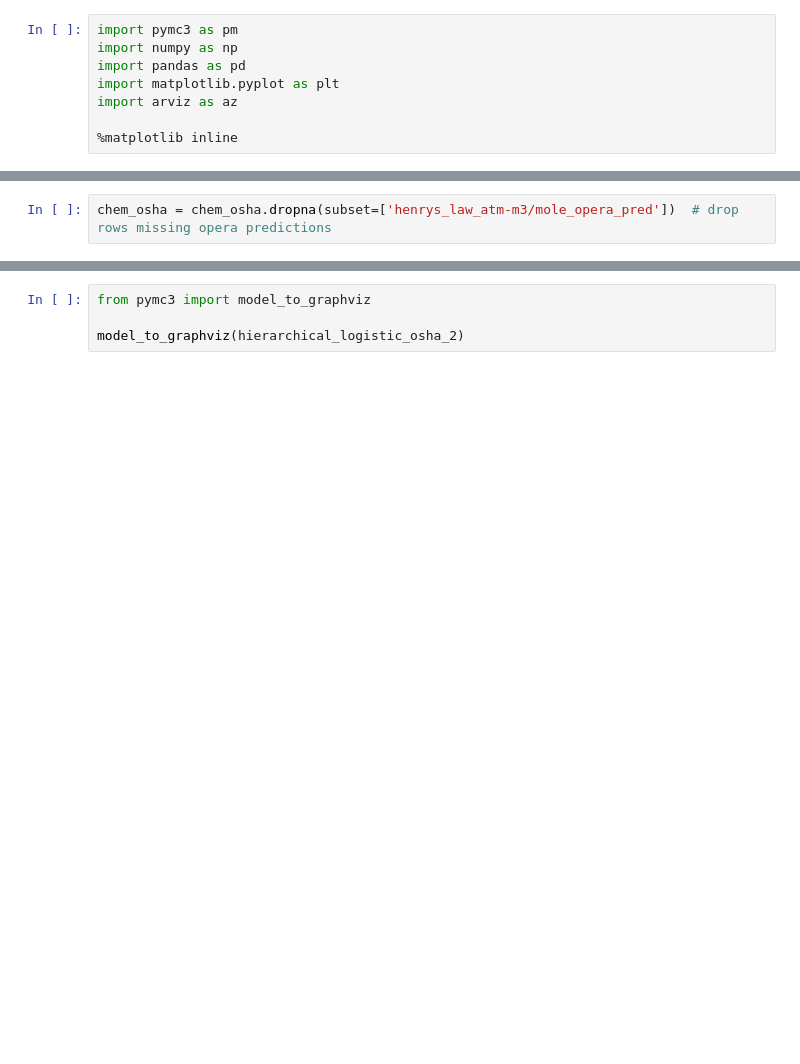
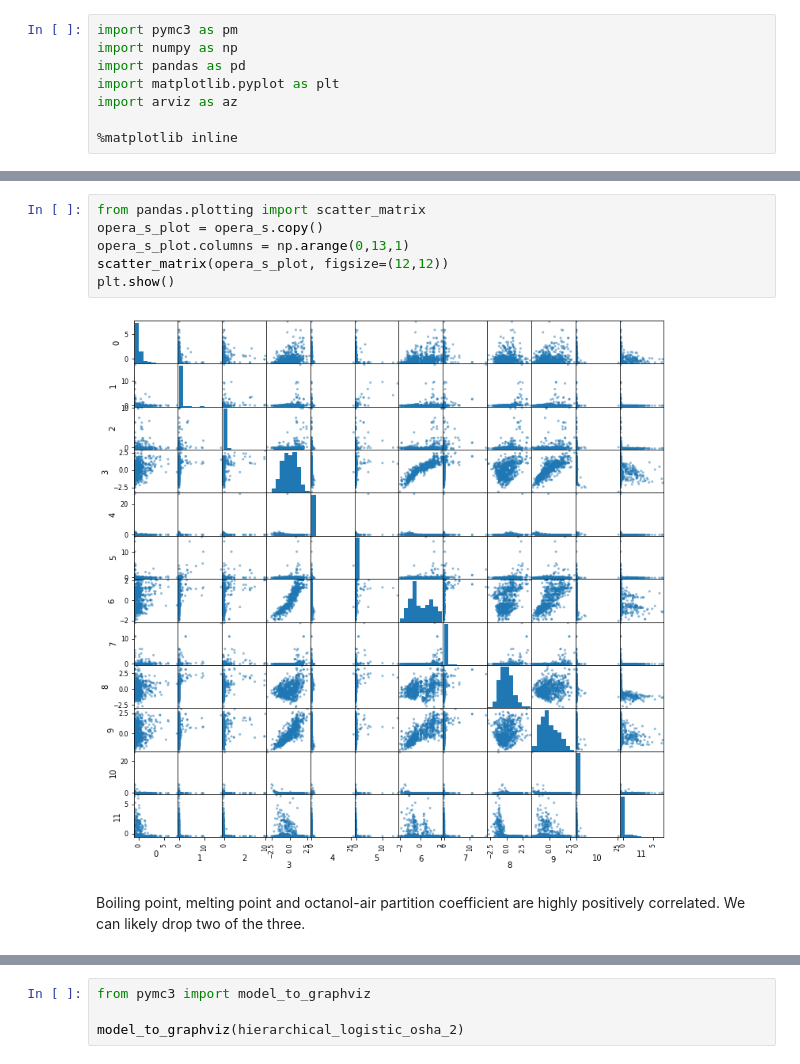
Before and after one commit to puruckertom/occupational_exposure, a Jupyter notebook: notebooks/work_in_progress/hierarchical_logistic_reg.ipynb, the cells around one changed output, grey strips where cells are left out. Saved outputs shown, nothing was run; the diff lists cells and outputs as text; blank space fills up the shorter version.

```diff
--- a/notebooks/work_in_progress/hierarchical_logistic_reg.ipynb
+++ b/notebooks/work_in_progress/hierarchical_logistic_reg.ipynb
@@ -49,3 +61,11 @@ chem_osha = osha.merge(opera_s, left_on='preferred_name', right_on='preferred_na
-# %%
-chem_osha = chem_osha.dropna(subset=['henrys_law_atm-m3/mole_opera_pred'])  # drop rows missing opera predictions
+# %%
+from pandas.plotting import scatter_matrix
+opera_s_plot = opera_s.copy()
+opera_s_plot.columns = np.arange(0,13,1)
+scatter_matrix(opera_s_plot, figsize=(12,12))
+plt.show()
+# %% [output]
+[figure, added]
+# %% [markdown]
+Boiling point, melting point and octanol-air partition coefficient are highly positively correlated. We can likely drop two of the three.
 # %%
```
Also changed, not shown: parts of 35 cells of this notebook.
